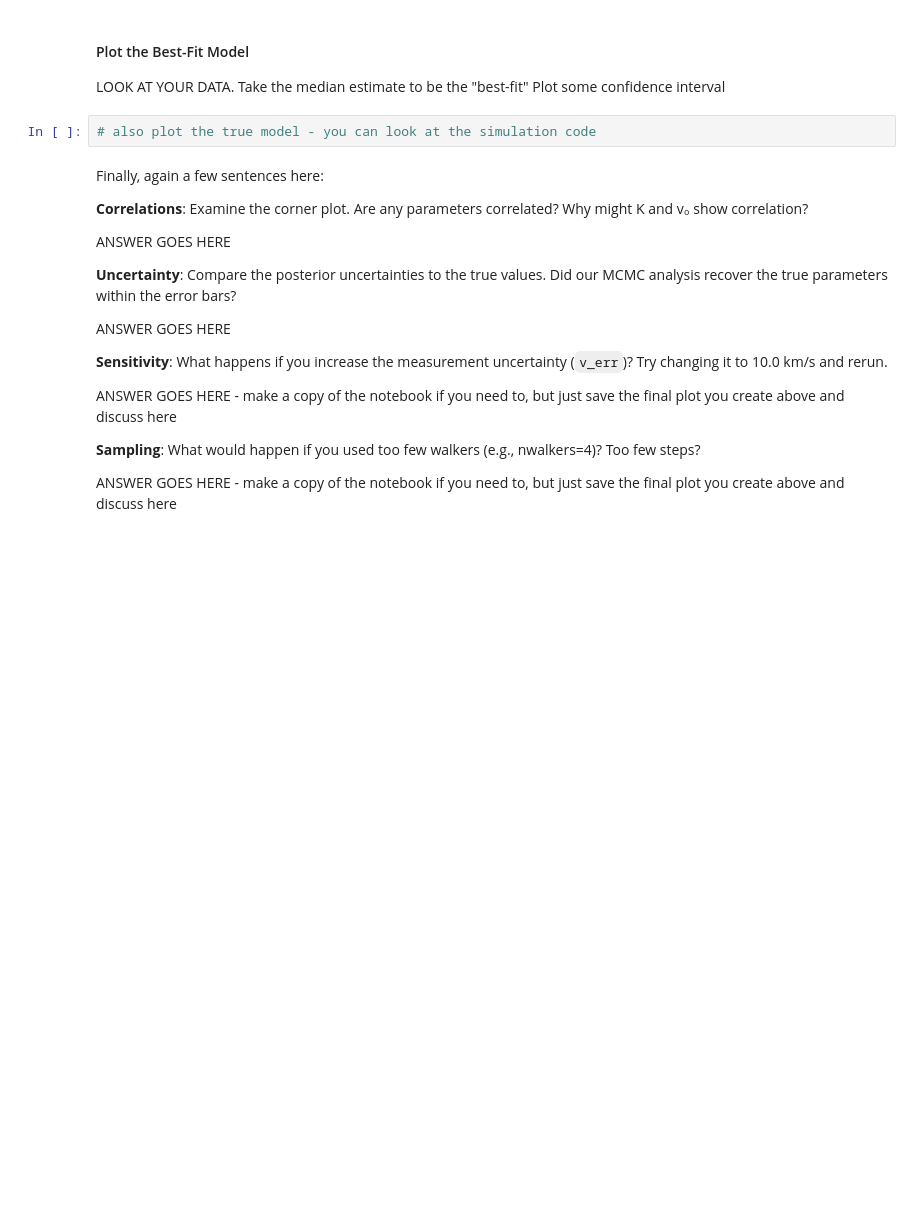
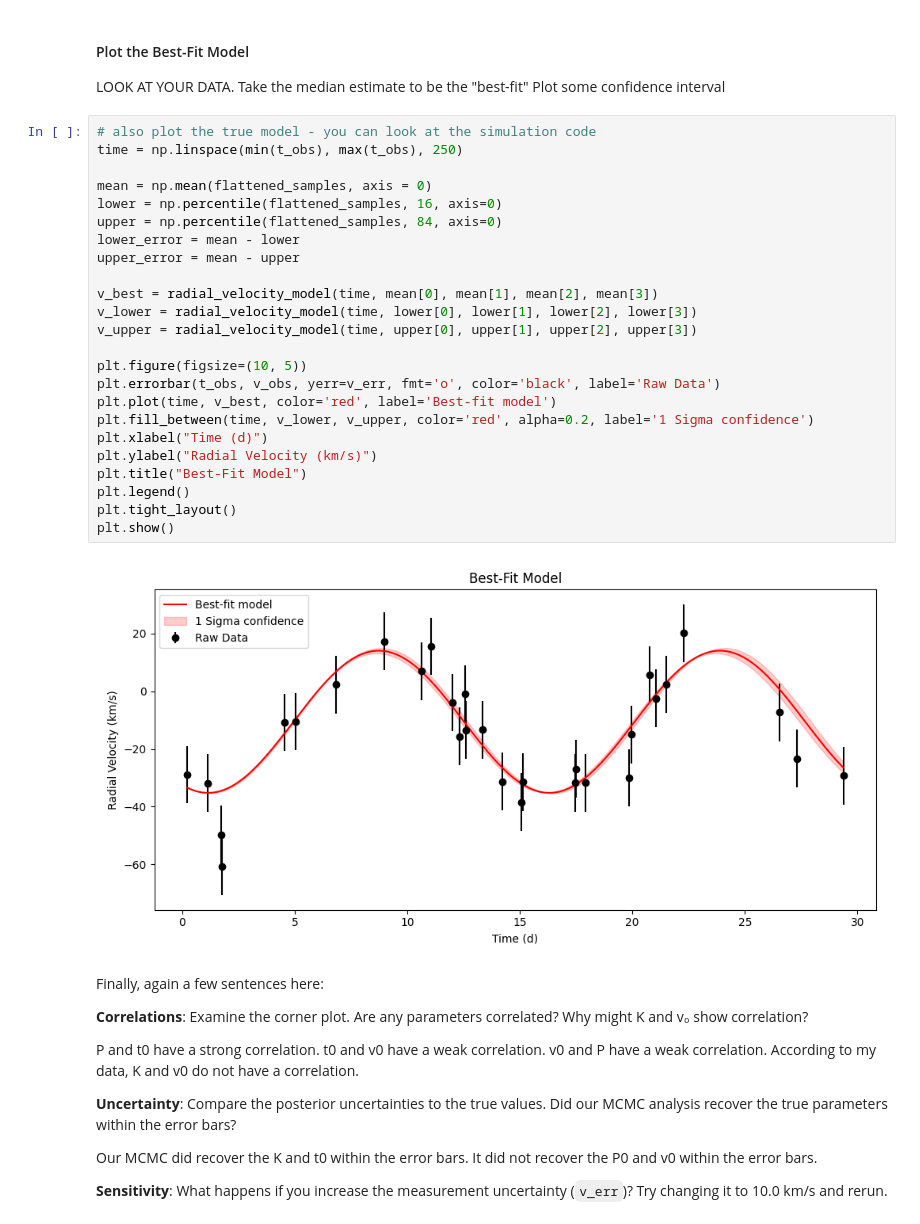
Before and after one commit to aher4/ShatakshiAher_ast496_2025_Fall, a Jupyter notebook: homework/Mathew_Icho_HW/hw02.ipynb, the cells around one changed output. Drawn from its saved outputs; the diff is of its cells as text; blank space fills up the shorter version.

```diff
--- a/homework/Mathew_Icho_HW/hw02.ipynb
+++ b/homework/Mathew_Icho_HW/hw02.ipynb
@@ -227,24 +244,41 @@ A corner plot shows all 1D and 2D marginalized distributions, revealing paramete
 #### Plot the Best-Fit Model
 LOOK AT YOUR DATA. Take the median estimate to be the "best-fit"
 Plot some confidence interval
-# %%
-# also plot the true model - you can look at the simulation code
+# %%
+# also plot the true model - you can look at the simulation code
+time = np.linspace(min(t_obs), max(t_obs), 250)
+
+mean = np.mean(flattened_samples, axis = 0)
+lower = np.percentile(flattened_samples, 16, axis=0)
+upper = np.percentile(flattened_samples, 84, axis=0)
+lower_error = mean - lower
+upper_error = mean - upper
+
+v_best = radial_velocity_model(time, mean[0], mean[1], mean[2], mean[3])
+v_lower = radial_velocity_model(time, lower[0], lower[1], lower[2], lower[3])
+v_upper = radial_velocity_model(time, upper[0], upper[1], upper[2], upper[3])
+
+plt.figure(figsize=(10, 5))
+plt.errorbar(t_obs, v_obs, yerr=v_err, fmt='o', color='black', label='Raw Data')
+plt.plot(time, v_best, color='red', label='Best-fit model')
+plt.fill_between(time, v_lower, v_upper, color='red', alpha=0.2, label='1 Sigma confidence')
+plt.xlabel("Time (d)")
+plt.ylabel("Radial Velocity (km/s)")
+plt.title("Best-Fit Model")
+plt.legend()
+plt.tight_layout()
+plt.show()
+# %% [output]
+[figure, added]
 # %% [markdown]
 Finally, again a few sentences here:
 
 **Correlations**: Examine the corner plot. Are any parameters correlated? Why might K and v₀ show correlation?
 
-ANSWER GOES HERE
+P and t0 have a strong correlation. t0 and v0 have a weak correlation. v0 and P have a weak correlation. According to my data, K and v0 do not have a correlation.
 
 **Uncertainty**: Compare the posterior uncertainties to the true values. Did our MCMC analysis recover the true parameters within the error bars?
 
-ANSWER GOES HERE
+Our MCMC did recover the K and t0 within the error bars. It did not recover the P0 and v0 within the error bars.
 
 **Sensitivity**: What happens if you increase the measurement uncertainty (`v_err`)? Try changing it to 10.0 km/s and rerun.
-
-ANSWER GOES HERE - make a copy of the notebook if you need to, but just save the final plot you create above and discuss here
-
-**Sampling**: What would happen if you used too few walkers (e.g., nwalkers=4)? Too few steps?
-
-
-ANSWER GOES HERE - make a copy of the notebook if you need to, but just save the final plot you create above and discuss here
```
Also changed, not shown: parts of 10 cells of this notebook.
